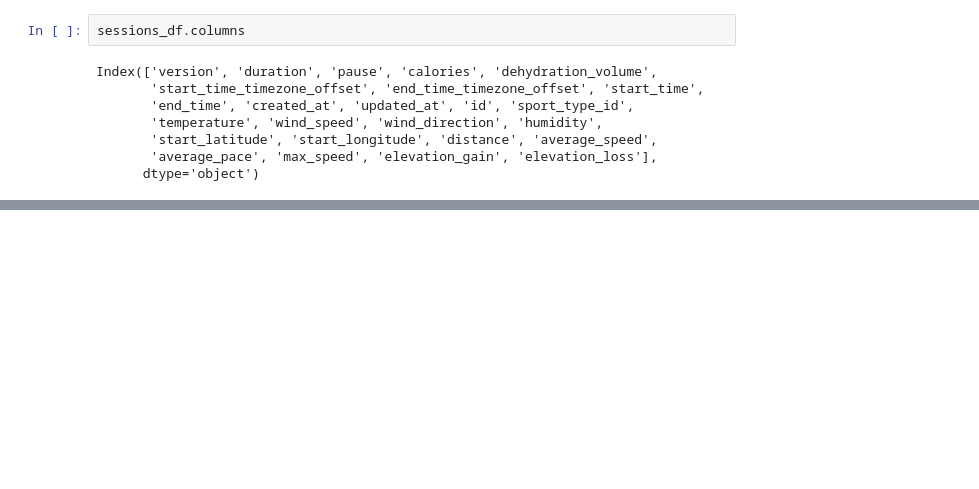
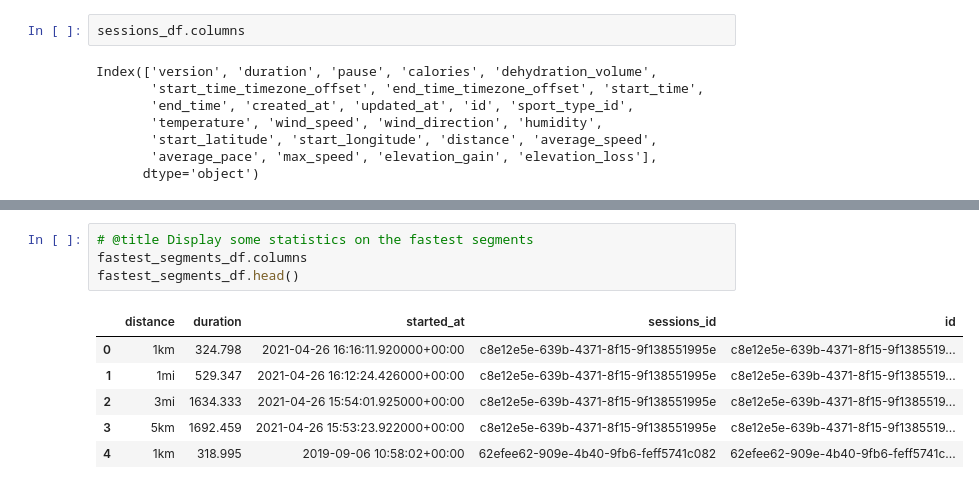
Before and after one commit to nuentsa/cloud-data-tools, a Jupyter notebook: runtastic_data/extract_and_load_adidas_running_data.ipynb, the cells around one changed output, grey strips where cells are left out. Drawn from its saved outputs; the diff is of its cells as text; blank space fills up the shorter version.

```diff
--- a/runtastic_data/extract_and_load_adidas_running_data.ipynb
+++ b/runtastic_data/extract_and_load_adidas_running_data.ipynb
@@ -410,0 +418,11 @@ plt.show()
+# %%
+# @title Display some statistics on the fastest segments
+fastest_segments_df.columns
+fastest_segments_df.head()
+# %% [output]
+|  | distance | duration | started_at | sessions_id | id |
+| 0 | 1km | 324.798 | 2021-04-26 16:16:11.920000+00:00 | c8e12e5e-639b-4371-8f15-9f138551995e | c8e12e5e-639b-4371-8f15-9f1385519... |
+| 1 | 1mi | 529.347 | 2021-04-26 16:12:24.426000+00:00 | c8e12e5e-639b-4371-8f15-9f138551995e | c8e12e5e-639b-4371-8f15-9f1385519... |
+| 2 | 3mi | 1634.333 | 2021-04-26 15:54:01.925000+00:00 | c8e12e5e-639b-4371-8f15-9f138551995e | c8e12e5e-639b-4371-8f15-9f1385519... |
+| 3 | 5km | 1692.459 | 2021-04-26 15:53:23.922000+00:00 | c8e12e5e-639b-4371-8f15-9f138551995e | c8e12e5e-639b-4371-8f15-9f1385519... |
+| 4 | 1km | 318.995 | 2019-09-06 10:58:02+00:00 | 62efee62-909e-4b40-9fb6-feff5741c082 | 62efee62-909e-4b40-9fb6-feff5741c... |
```
Also changed, not shown: parts of 9 cells of this notebook.
